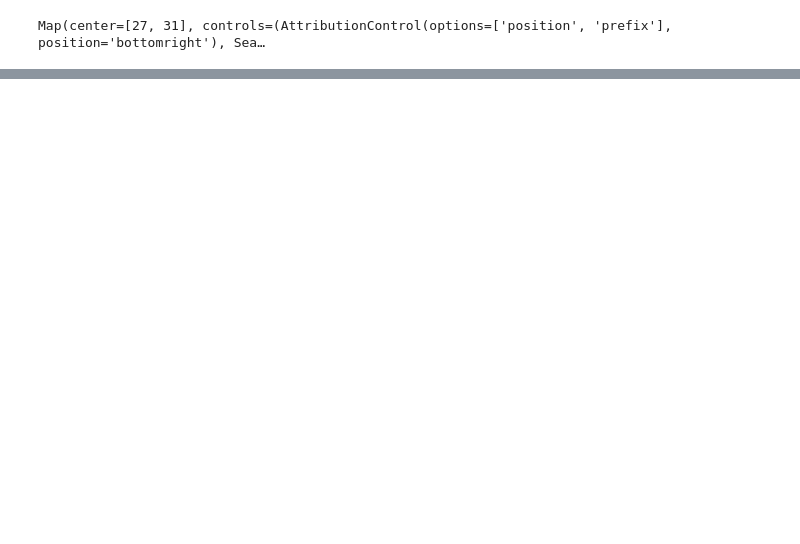
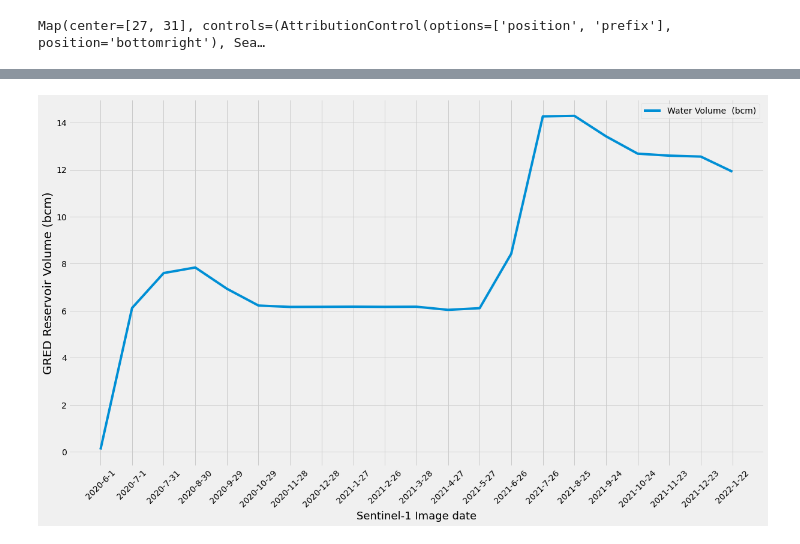
Before and after one commit to MuhammedM294/Iteru, a Jupyter notebook: SAR.ipynb, the cells around one changed output, grey strips where cells are left out. Drawn from its saved outputs; the diff is of its cells as text; code cells hidden in the pictures; blank space fills up the shorter version.

```diff
--- a/SAR.ipynb
+++ b/SAR.ipynb
@@ -117,0 +230,22 @@ display_gif(out_gif)
+# %%
+volume_stats = dems.map(water_vol)
+# %%
+ele_sum = volume_stats.aggregate_array('Elevation_sum').getInfo()
+# %%
+pixel_num  = volume_stats.aggregate_array('Pixels_number').getInfo()
+# %%
+volume = [((water_level*pixles_count-elevations_sum)*900)/(1e9) for water_level,elevations_sum , pixles_count in zip(max_elev,ele_sum,pixel_num)]
+# %%
+plt.style.use('fivethirtyeight')
+f = plt.figure()
+f.set_figwidth(10)
+f.set_figheight(7)
+plt.xlabel('Sentinel-1 Image date',fontsize=18)
+plt.ylabel('GRED Reservoir Volume (bcm)',fontsize=20)
+plt.grid(True)
+plt.xticks(rotation=45)
+plt.plot(dates_list,volume,label = 'Water Volume  (bcm)')
+plt.legend()
+plt.gcf().set_size_inches(18.5,10.5)
+# %% [output]
+[figure, added]
```
Also changed, not shown: parts of 24 cells of this notebook, 1 other file.
